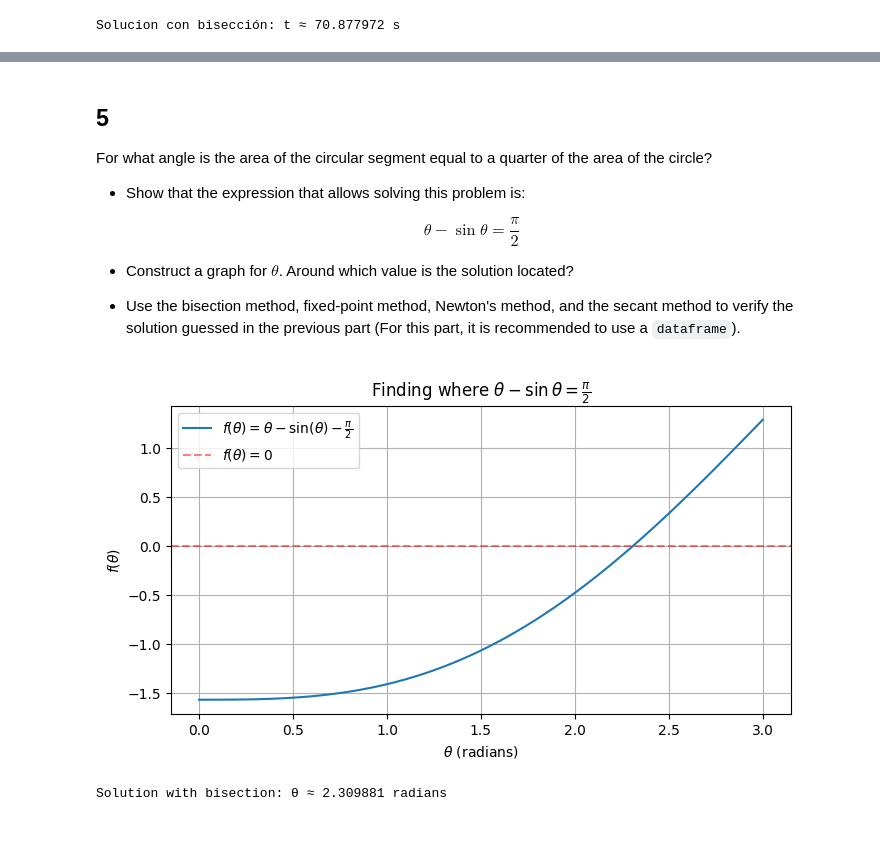
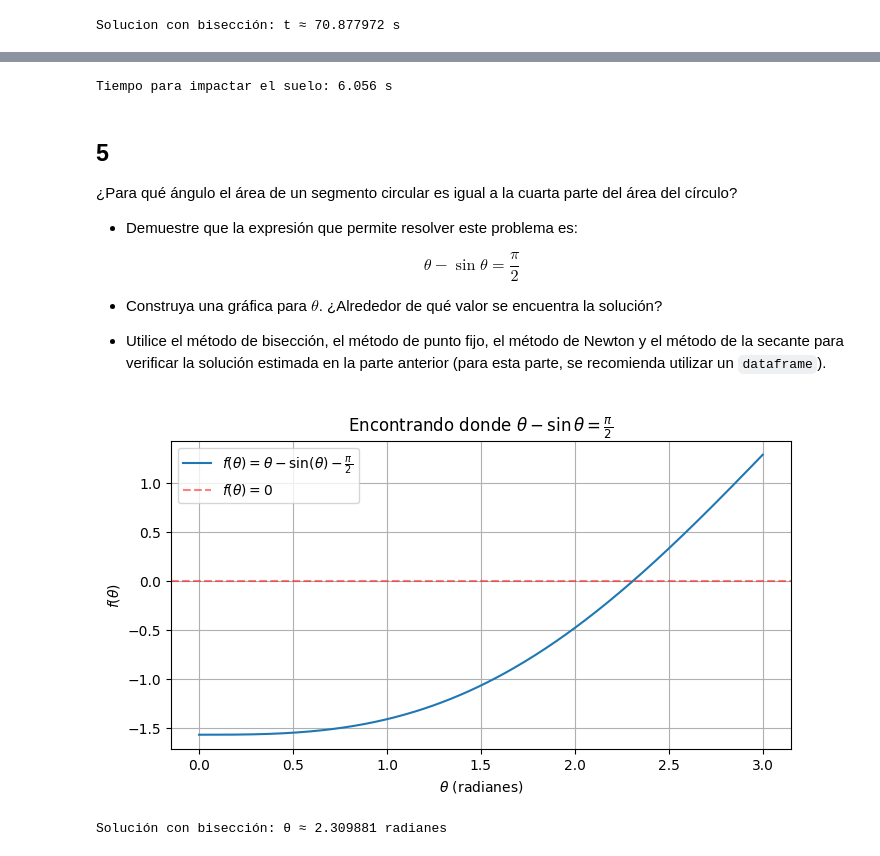
Before and after one commit to danielruizm16/ComputationalMethods_2026_I, a Jupyter notebook: Raíces/Raíces.ipynb, the cells around one changed output, grey strips where cells are left out. Saved outputs shown, nothing was run; the diff lists cells and outputs as text; code cells hidden in the pictures.

```diff
--- a/Raíces/Raíces.ipynb
+++ b/Raíces/Raíces.ipynb
@@ -394,43 +389,51 @@ Time to hit ground: 6.004 s
+# %%
+# Hacer una aproximación inicial - sin resistencia del aire sería t = sqrt(2*s0/g)
+t_inicial = np.sqrt(2 * s0 / g)
+
+# Usar Newton-Raphson para encontrar la raíz
+t_solucion = newton_method(s, ds_dt, t_inicial, tol=0.01)
+
+print(f"Tiempo para impactar el suelo: {t_solucion:.3f} s")
+# %% [output]
+Tiempo para impactar el suelo: 6.056 s
 # %% [markdown]
 ## 5
-For what angle is the area of the circular segment equal to a quarter of the area of the circle?
+¿Para qué ángulo el área de un segmento circular es igual a la cuarta parte del área del círculo?
 
-- Show that the expression that allows solving this problem is:
-
+- Demuestre que la expresión que permite resolver este problema es:
 
 $$
 \theta - \sin \theta = \frac{\pi}{2}
 $$
 
+- Construya una gráfica para $\theta$. ¿Alrededor de qué valor se encuentra la solución?
 
-- Construct a graph for $\theta$. Around which value is the solution located?
-
-- Use the bisection method, fixed-point method, Newton's method, and the secant method to verify the solution guessed in the previous part (For this part, it is recommended to use a `dataframe`).
+- Utilice el método de bisección, el método de punto fijo, el método de Newton y el método de la secante para verificar la solución estimada en la parte anterior (para esta parte, se recomienda utilizar un `dataframe`).
-# %%
-# Define the function f
-def f(theta):
-    return theta - np.sin(theta) - np.pi/2
-
-# Theta range for the plot
-theta = np.linspace(0, 3, 500)
-y = f(theta)
-
-# Graph to estimate the solution
-plt.figure(figsize=(8, 4))
-plt.plot(theta, y, label=r'$f(\theta) = \theta - \sin(\theta) - \frac{\pi}{2}$')
-plt.axhline(0, color='red', linestyle='--', alpha=0.5, label=r'$f(\theta) =0$')
-plt.xlabel(r'$\theta$ (radians)')
-plt.ylabel(r'$f(\theta)$')
-plt.title(r'Finding where $\theta - \sin \theta = \frac{\pi}{2}$')
-plt.grid(True)
-plt.legend()
-plt.show()
-# %% [output]
-[figure, removed]
-# %%
-# Apply bisection in [2, 2.5]
-theta_bisection= bisection_method(f, 2, 2.5)[0]
-print(f"Solution with bisection: θ ≈ {theta_bisection:.6f} radians")
-# %% [output]
-Solution with bisection: θ ≈ 2.309881 radians
+# %%
+# Definir la función f
+def f(theta):
+    return theta - np.sin(theta) - np.pi/2
+
+# Rango de theta para la gráfica
+theta = np.linspace(0, 3, 500)
+y = f(theta)
+
+# Gráfica para estimar la solución
+plt.figure(figsize=(8, 4))
+plt.plot(theta, y, label=r'$f(\theta) = \theta - \sin(\theta) - \frac{\pi}{2}$')
+plt.axhline(0, color='red', linestyle='--', alpha=0.5, label=r'$f(\theta) =0$')
+plt.xlabel(r'$\theta$ (radianes)')
+plt.ylabel(r'$f(\theta)$')
+plt.title(r'Encontrando donde $\theta - \sin \theta = \frac{\pi}{2}$')
+plt.grid(True)
+plt.legend()
+plt.show()
+# %% [output]
+[figure, added]
+# %%
+# Aplicar bisección en [2, 2.5]
+theta_biseccion = bisection_method(f, 2, 2.5)[0]
+print(f"Solución con bisección: θ ≈ {theta_biseccion:.6f} radianes")
+# %% [output]
+Solución con bisección: θ ≈ 2.309881 radianes
 # %%
```
Also changed, not shown: parts of 35 cells of this notebook.
